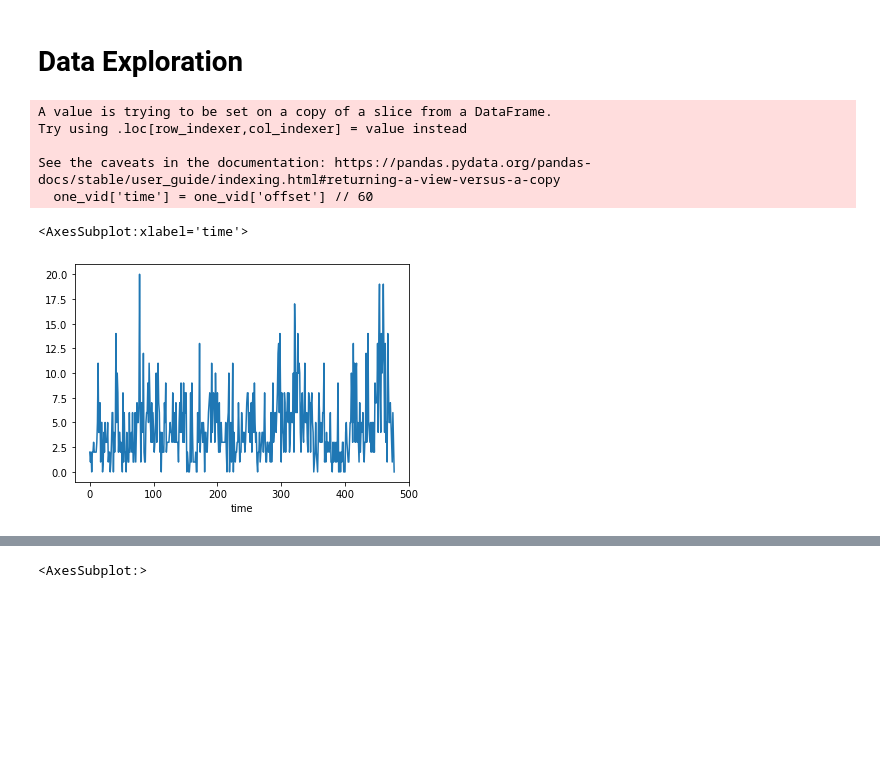
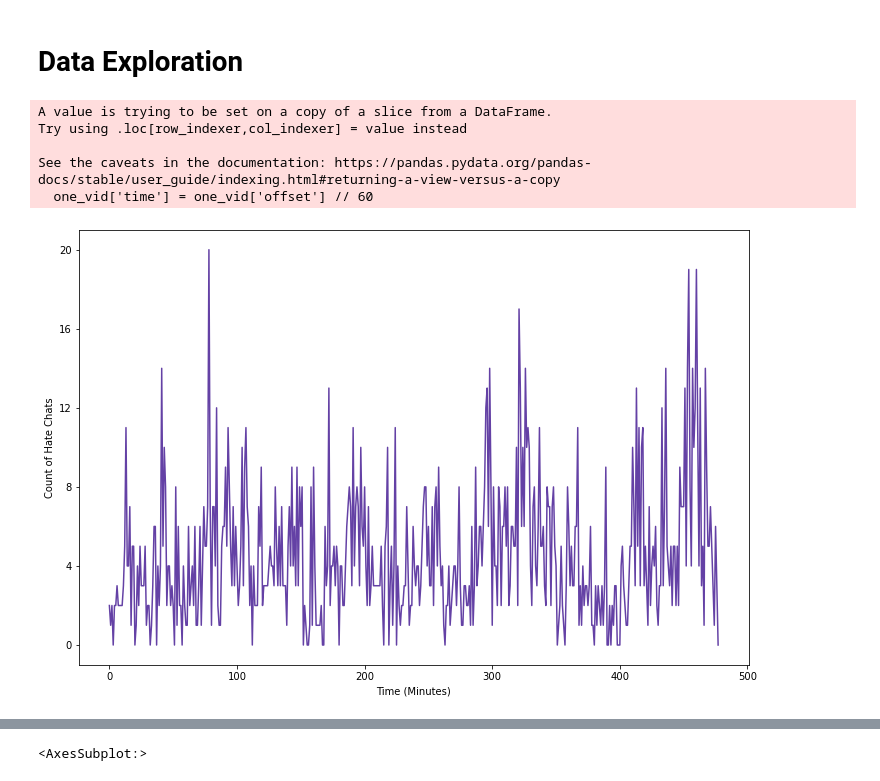
Before and after one commit to kelsklane/Capstone_Twitch_NLP, a Jupyter notebook: notebook/Models.ipynb, the cells around one changed output, grey strips where cells are left out. Cells and saved outputs as stored; diff of their text form; code cells hidden in the pictures; blank space fills up the shorter version.

```diff
--- a/notebook/Models.ipynb
+++ b/notebook/Models.ipynb
@@ -48,9 +48,9 @@ df = df[df['is_ad'] == False]
 # %%
 #change popular emojis to one type so no variants
 def emoji_shorten(chat):
-    chat = re.sub(r'(?i) \bpog(\w)*\b |\bpog(\w)*\b', '', chat)
-    chat = re.sub(r'(?i) \blul(\w)*\b |\blul(\w)*\b', '', chat)
-    chat = re.sub(r'(?i) \bkappa(\w)*\b |\bkappa(\w)*\b', '', chat)
+    chat = re.sub(r'(?i) \bpog(\w)*\b |\bpog(\w)*\b', 'pog', chat)
+    chat = re.sub(r'(?i) \blul(\w)*\b |\blul(\w)*\b', 'lul', chat)
+    chat = re.sub(r'(?i) \bkappa(\w)*\b |\bkappa(\w)*\b', 'kappa', chat)
     return chat
 
 df['chats'] = df.body.apply(lambda x: emoji_shorten(x))
@@ -101,7 +101,8 @@ new_words = {
     'ANELE': -0.8,
     'haHAA': -0.5,
     'ResidentSleeper': -1.2,
-    'cmonBruh': -1.0
+    'cmonBruh': -1.0,
+    ':(': 0
 }
 
 vad.lexicon.update(new_words)
@@ -244,16 +265,21 @@ def chat_tokenizer(doc, stop_words = sw):
 # %%
 #Graphing hate over course of a single stream
 one_vid = df[df['video_id'] == 262866347]
 one_vid['time'] = one_vid['offset'] // 60
 graph = one_vid.groupby('time')['label'].sum()
-graph.plot()
+
+fig, ax = plt.subplots(figsize = (12,8))
+sns.lineplot(x = graph.index, y = graph.values, color = '#6441A5')
+ax.set_xlabel('Time (Minutes)')
+ax.set_ylabel('Count of Hate Chats')
+plt.yticks(np.arange(0, 21, 4.0));
+plt.savefig('single_stream', dpi = 300)
 # %% [output]
 A value is trying to be set on a copy of a slice from a DataFrame.
 Try using .loc[row_indexer,col_indexer] = value instead
 
 See the caveats in the documentation: https://pandas.pydata.org/pandas-docs/stable/user_guide/indexing.html#returning-a-view-versus-a-copy
   one_vid['time'] = one_vid['offset'] // 60
-<AxesSubplot:xlabel='time'>
-[figure, old version]
+[figure, new version]
 # %%
 #Most frequent time of day for hate speech
```
Also changed, not shown: parts of 36 cells of this notebook.
